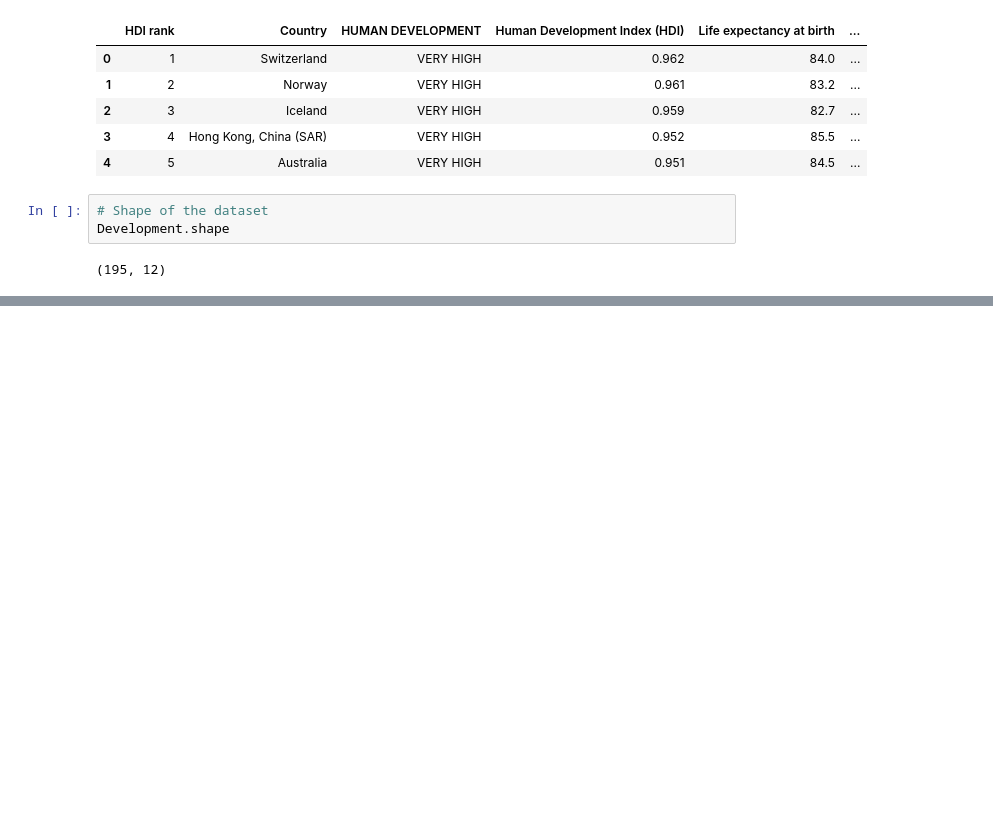
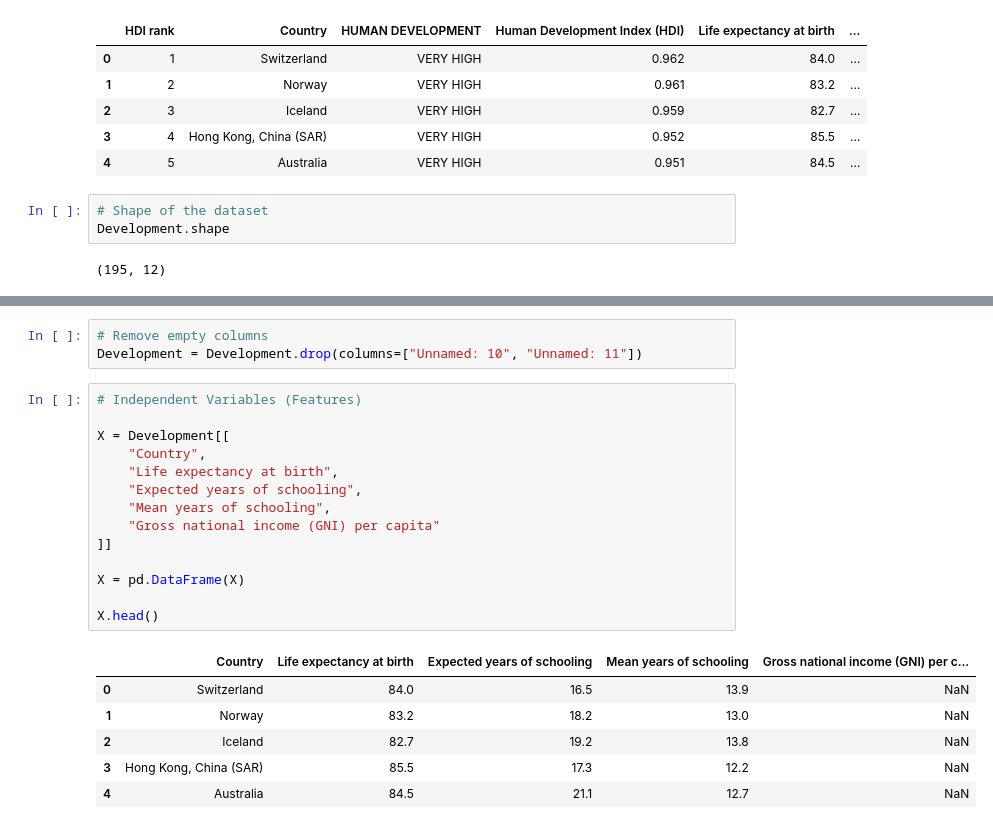
Before and after one commit to Krishnakamasani/A-Comprehensive-Measure-of-Well-Being, a Jupyter notebook: Training/HumDevIndex.ipynb, the cells around one changed output, grey strips where cells are left out. Cells and saved outputs as stored; diff of their text form; blank space fills up the shorter version.

```diff
--- a/Training/HumDevIndex.ipynb
+++ b/Training/HumDevIndex.ipynb
@@ -62,0 +194,24 @@ Development.info()
+# %%
+# Remove empty columns
+Development = Development.drop(columns=["Unnamed: 10", "Unnamed: 11"])
+# %%
+# Independent Variables (Features)
+
+X = Development[[
+    "Country",
+    "Life expectancy at birth",
+    "Expected years of schooling",
+    "Mean years of schooling",
+    "Gross national income (GNI) per capita"
+]]
+
+X = pd.DataFrame(X)
+
+X.head()
+# %% [output]
+|  | Country | Life expectancy at birth | Expected years of schooling | Mean years of schooling | Gross national income (GNI) per c... |
+| 0 | Switzerland | 84.0 | 16.5 | 13.9 | NaN |
+| 1 | Norway | 83.2 | 18.2 | 13.0 | NaN |
+| 2 | Iceland | 82.7 | 19.2 | 13.8 | NaN |
+| 3 | Hong Kong, China (SAR) | 85.5 | 17.3 | 12.2 | NaN |
+| 4 | Australia | 84.5 | 21.1 | 12.7 | NaN |
```
Also changed, not shown: parts of 97 cells of this notebook.
